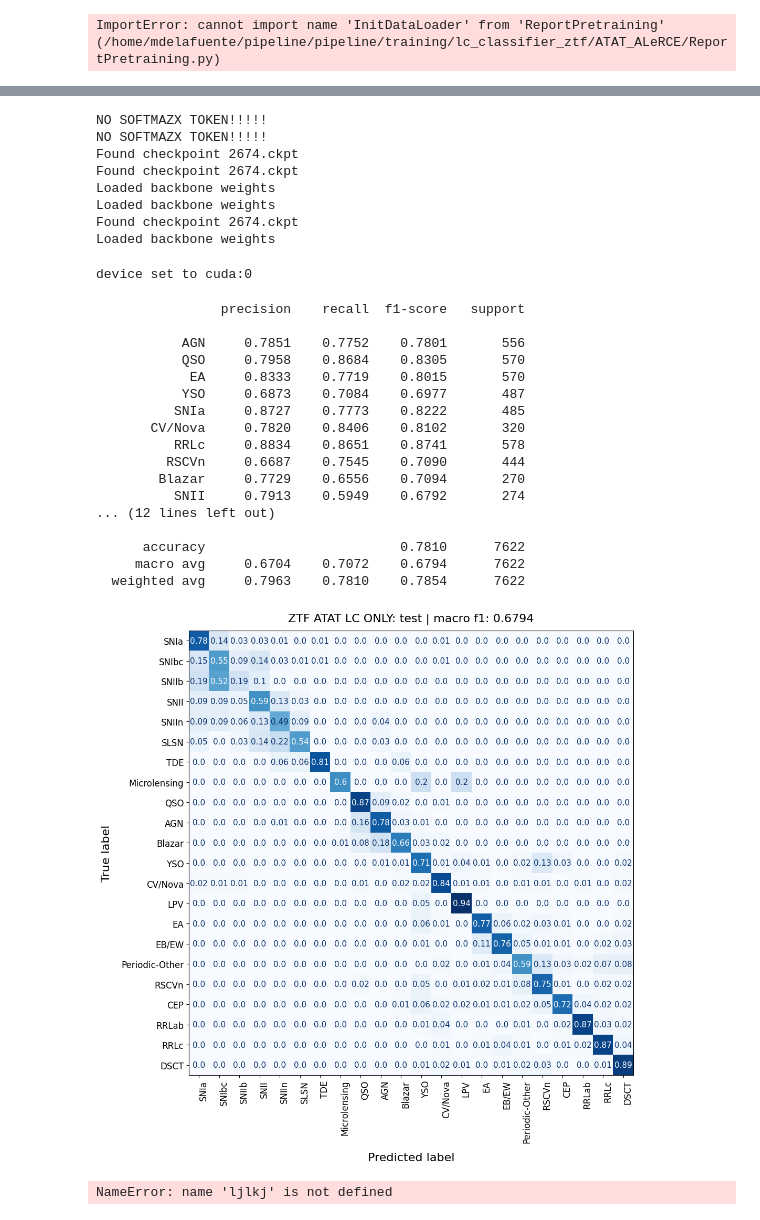
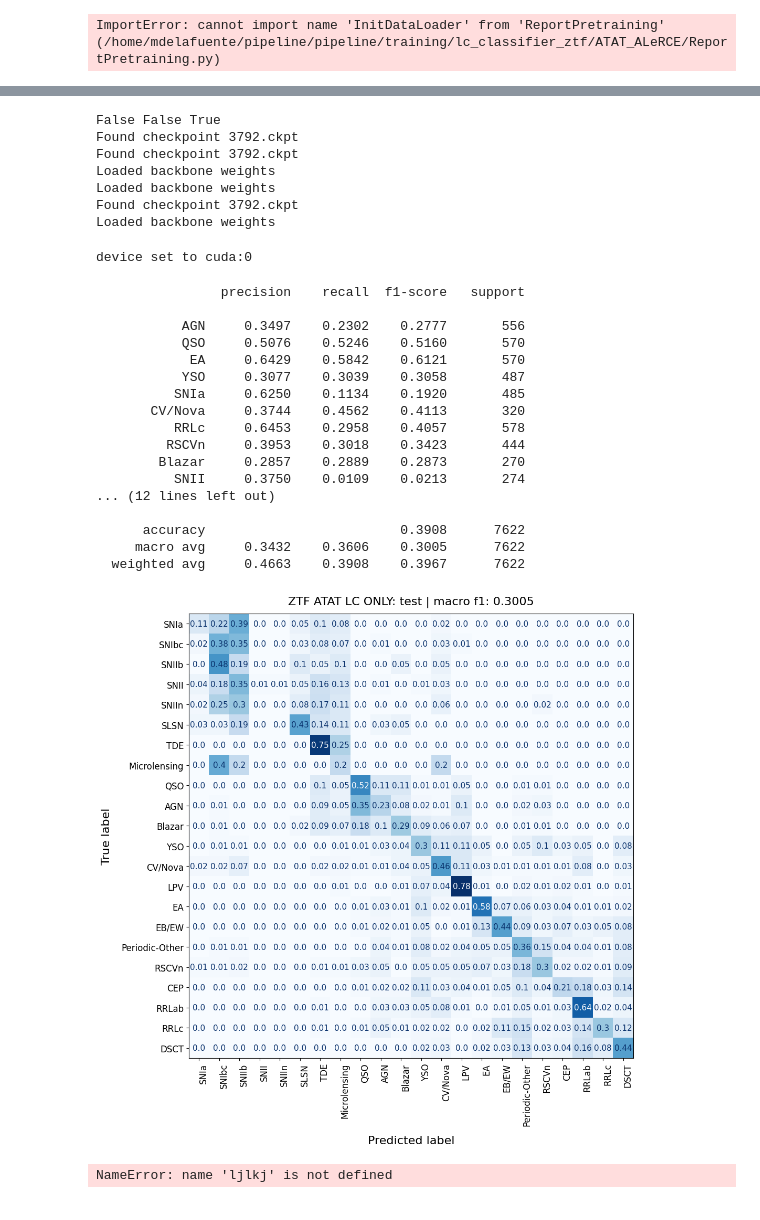
Before and after one commit to HexaPulsar/pipeline, a Jupyter notebook: pipeline/training/lc_classifier_ztf/ATAT_ALeRCE/LC_graphcompare copy.ipynb, the cells around one changed output, grey strips where cells are left out. Cells and saved outputs as stored; diff of their text form; code cells hidden in the pictures.

```diff
--- a/pipeline/training/lc_classifier_ztf/ATAT_ALeRCE/LC_graphcompare copy.ipynb
+++ b/pipeline/training/lc_classifier_ztf/ATAT_ALeRCE/LC_graphcompare copy.ipynb
@@ -1044,60 +1384,61 @@ from src.layers.classifiers.HierClassifiery import Hier
 from src.layers.transformer.ATAT import TabularTransformer, LightCurveTransformer
 
 
-PATH = '/home/mdelafuente/pipeline/pipeline/training/lc_classifier_ztf/ATAT_ALeRCE/results/FINAL/LC_MD_FEAT/ATATBASE4_3232_1_noagus/'
+PATH = '/home/mdelafuente/pipeline/pipeline/training/lc_classifier_ztf/ATAT_ALeRCE/results/POST_MANUSCRITO/LC_MD_FEAT/MM_class_test_4_0_LP/'
 
 
 FP_DATASET = "/home/mdelafuente/pipeline/pipeline/training/lc_classifier_ztf/ATAT_ALeRCE/data/datasets/ZTF_ff/final/LC_MD_FEAT_240627_windows_200_12/dataset.h5"
 #FP_DATASET = "/home/mdelafuente/ORIGINAL/elasticc_dataset_update.h5"
 FP_DATASET ='/home/mdelafuente/ZTF_SSL_Dataset/data/H5_files/BY_PARTITION/200_FF.h5'
 
 DEVICE = 'cuda:0'
 DATASET = 'test'
 test = InitCombinator(path_to_config_yaml=PATH,
                     lc_model= LightCurveTransformer,
                     tab_model= TabularTransformer,
                     classifier = MultimodalClassifier,
-                    classifier_args={'use_lc':True,
-                                     'use_tab':True,
-                                     'use_mix':True},
+                    classifier_args={'use_lc':False,
+                                     'use_tab':False,
+                                     'use_mix':True,
+                                     'combine_logits':False,
+                                     },
                     arg_key='tab',
                     device = DEVICE)
 dl = InitDataLoader(update_dataset_path=FP_DATASET,update_batch_size=32,datamodule_args=test.args.datamodule)
 dl.init_test_dataset()
 import numpy as np
 from sklearn.metrics import classification_report
 val_preds, val_true =test.predict(dl.test_dataset, DEVICE) if DATASET == 'test' else test.predict(dl.validation_dataset, DEVICE)
 print(classification_report(val_true, np.argmax(val_preds, axis = -1), target_names=list(ZTF_TAXONOMY().keys()),digits = 4, output_dict=False))
 test.get_confusion_matrix(np.argmax(val_preds, axis = -1), val_true, dataset_type=DATASET, taxonomy = ZTF_TAXONOMY, plot_title= 'ZTF ATAT LC ONLY', order_classes=ztf_order_classes)
 import pandas as pd
 # %% [output]
-NO SOFTMAZX TOKEN!!!!!
-NO SOFTMAZX TOKEN!!!!!
-Found checkpoint 2674.ckpt
-Found checkpoint 2674.ckpt
+False False True
+Found checkpoint 3792.ckpt
+Found checkpoint 3792.ckpt
 Loaded backbone weights
 Loaded backbone weights
-Found checkpoint 2674.ckpt
+Found checkpoint 3792.ckpt
 Loaded backbone weights
 device set to cuda:0
                 precision    recall  f1-score   support
 
-           AGN     0.7851    0.7752    0.7801       556
-           QSO     0.7958    0.8684    0.8305       570
-            EA     0.8333    0.7719    0.8015       570
-           YSO     0.6873    0.7084    0.6977       487
-          SNIa     0.8727    0.7773    0.8222       485
-       CV/Nova     0.7820    0.8406    0.8102       320
-          RRLc     0.8834    0.8651    0.8741       578
-         RSCVn     0.6687    0.7545    0.7090       444
-        Blazar     0.7729    0.6556    0.7094       270
-          SNII     0.7913    0.5949    0.6792       274
+           AGN     0.3497    0.2302    0.2777       556
+           QSO     0.5076    0.5246    0.5160       570
+            EA     0.6429    0.5842    0.6121       570
+           YSO     0.3077    0.3039    0.3058       487
+          SNIa     0.6250    0.1134    0.1920       485
+       CV/Nova     0.3744    0.4562    0.4113       320
+          RRLc     0.6453    0.2958    0.4057       578
+         RSCVn     0.3953    0.3018    0.3423       444
+        Blazar     0.2857    0.2889    0.2873       270
+          SNII     0.3750    0.0109    0.0213       274
 ... (12 lines left out)
 
-      accuracy                         0.7810      7622
-     macro avg     0.6704    0.7072    0.6794      7622
-  weighted avg     0.7963    0.7810    0.7854      7622
+      accuracy                         0.3908      7622
+     macro avg     0.3432    0.3606    0.3005      7622
+  weighted avg     0.4663    0.3908    0.3967      7622
-[figure, old version]
+[figure, new version]
 # %%
 
 df = pd.DataFrame({'true':val_true, 'pred':np.argmax(val_preds, axis = -1)})
```
Also changed, not shown: parts of 6 cells of this notebook, 55 other files.
